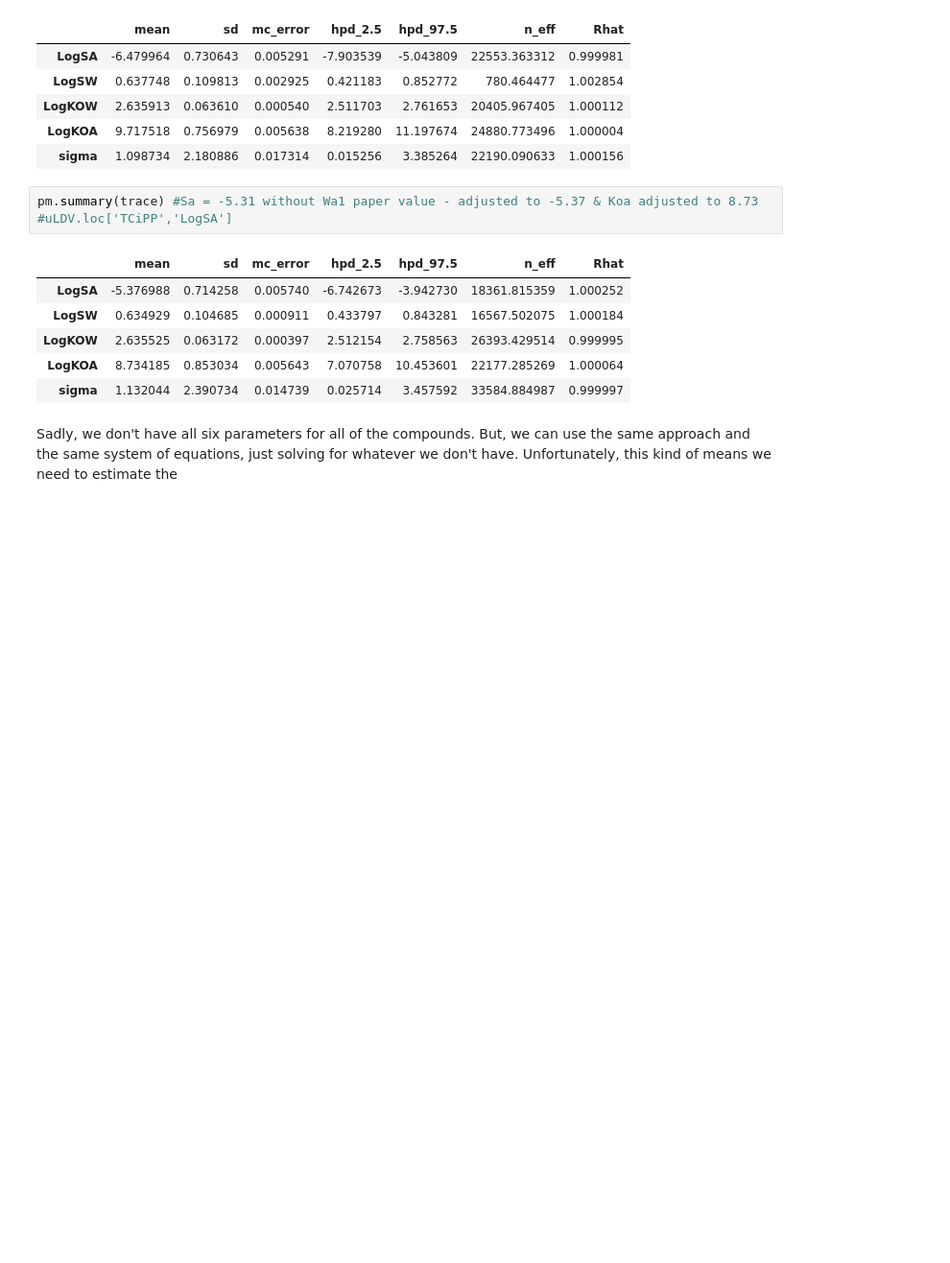
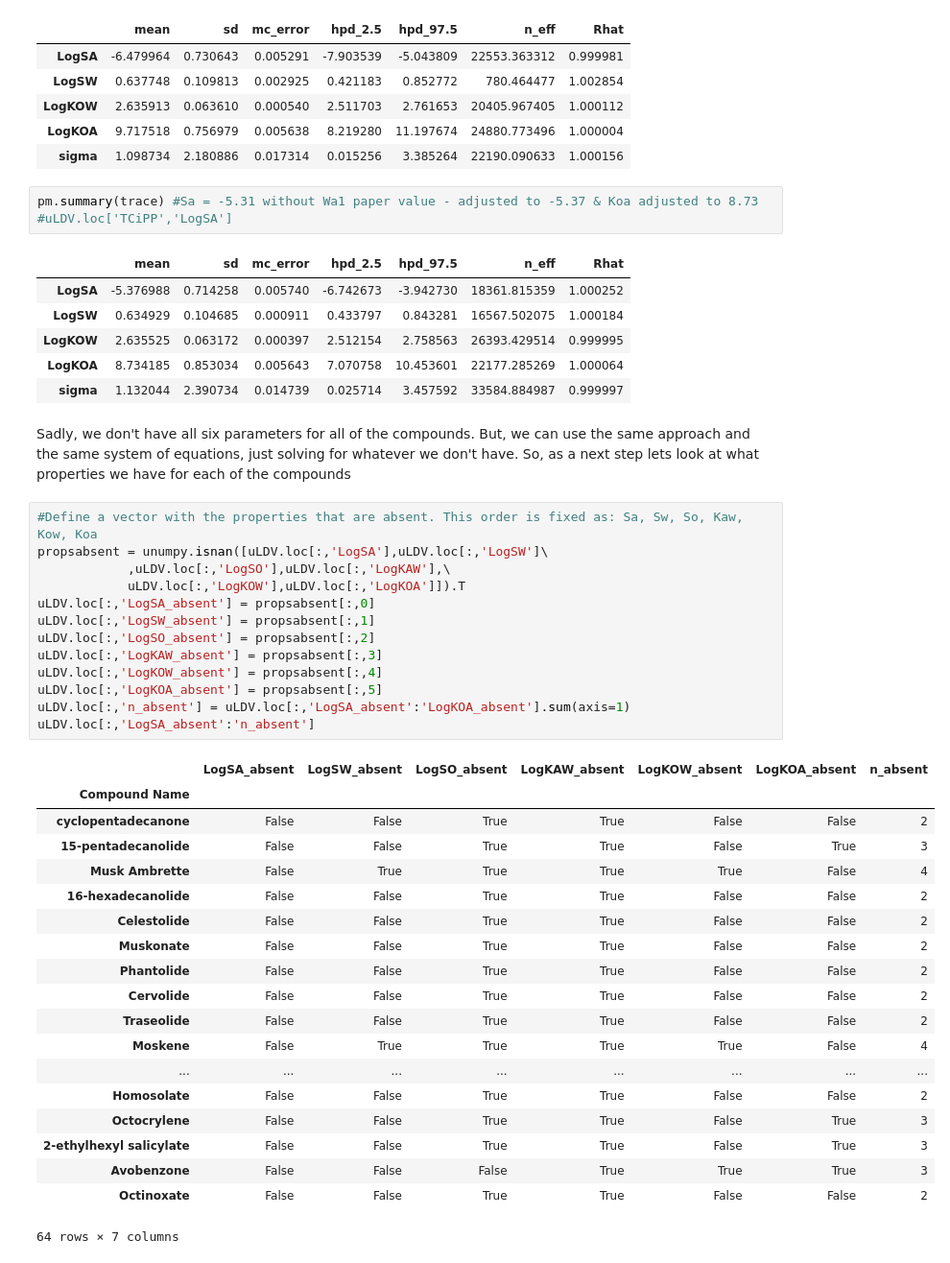
Before and after one commit to tfmrodge/FAVs_Paper, a Jupyter notebook: FAV_Estimation.ipynb, the cells around one changed output. Shown at 96% size. Saved outputs shown, nothing was run; the diff lists cells and outputs as text; blank space fills up the shorter version.

```diff
--- a/FAV_Estimation.ipynb
+++ b/FAV_Estimation.ipynb
@@ -379,4 +387,37 @@ pm.summary(trace) #Sa = -5.31 without Wa1 paper value - adjusted to -5.37 & Koa
 | LogKOA | 8.734185 | 0.853034 | 0.005643 | 7.070758 | 10.453601 | 22177.285269 | 1.000064 |
 | sigma | 1.132044 | 2.390734 | 0.014739 | 0.025714 | 3.457592 | 33584.884987 | 0.999997 |
 # %% [markdown]
-Sadly, we don't have all six parameters for all of the compounds. But, we can use the same approach and the same system of equations, just solving for whatever we don't have. Unfortunately, this kind of means we need to estimate the
+Sadly, we don't have all six parameters for all of the compounds. But, we can use the same approach and the same system of equations, just solving for whatever we don't have. So, as a next step lets look at what properties we have for each of the compounds
+# %%
+#Define a vector with the properties that are absent. This order is fixed as: Sa, Sw, So, Kaw, Kow, Koa
+propsabsent = unumpy.isnan([uLDV.loc[:,'LogSA'],uLDV.loc[:,'LogSW']\
+            ,uLDV.loc[:,'LogSO'],uLDV.loc[:,'LogKAW'],\
+            uLDV.loc[:,'LogKOW'],uLDV.loc[:,'LogKOA']]).T
+uLDV.loc[:,'LogSA_absent'] = propsabsent[:,0]
+uLDV.loc[:,'LogSW_absent'] = propsabsent[:,1]
+uLDV.loc[:,'LogSO_absent'] = propsabsent[:,2]
+uLDV.loc[:,'LogKAW_absent'] = propsabsent[:,3]
+uLDV.loc[:,'LogKOW_absent'] = propsabsent[:,4]
+uLDV.loc[:,'LogKOA_absent'] = propsabsent[:,5]
+uLDV.loc[:,'n_absent'] = uLDV.loc[:,'LogSA_absent':'LogKOA_absent'].sum(axis=1)
+uLDV.loc[:,'LogSA_absent':'n_absent']
+# %% [output]
+|  | LogSA_absent | LogSW_absent | LogSO_absent | LogKAW_absent | LogKOW_absent | LogKOA_absent | n_absent |
+| Compound Name |  |  |  |  |  |  |  |
+| cyclopentadecanone | False | False | True | True | False | False | 2 |
+| 15-pentadecanolide | False | False | True | True | False | True | 3 |
+| Musk Ambrette | False | True | True | True | True | False | 4 |
+| 16-hexadecanolide | False | False | True | True | False | False | 2 |
+| Celestolide | False | False | True | True | False | False | 2 |
+| Muskonate | False | False | True | True | False | False | 2 |
+| Phantolide | False | False | True | True | False | False | 2 |
+| Cervolide | False | False | True | True | False | False | 2 |
+| Traseolide | False | False | True | True | False | False | 2 |
+| Moskene | False | True | True | True | True | False | 4 |
+| ... | ... | ... | ... | ... | ... | ... | ... |
+| Homosolate | False | False | True | True | False | False | 2 |
+| Octocrylene | False | False | True | True | False | True | 3 |
+| 2-ethylhexyl salicylate | False | False | True | True | False | True | 3 |
+| Avobenzone | False | False | False | True | True | True | 3 |
+| Octinoxate | False | False | True | True | False | False | 2 |
+64 rows × 7 columns
```
Also changed, not shown: parts of 11 cells of this notebook, 4 other files.
